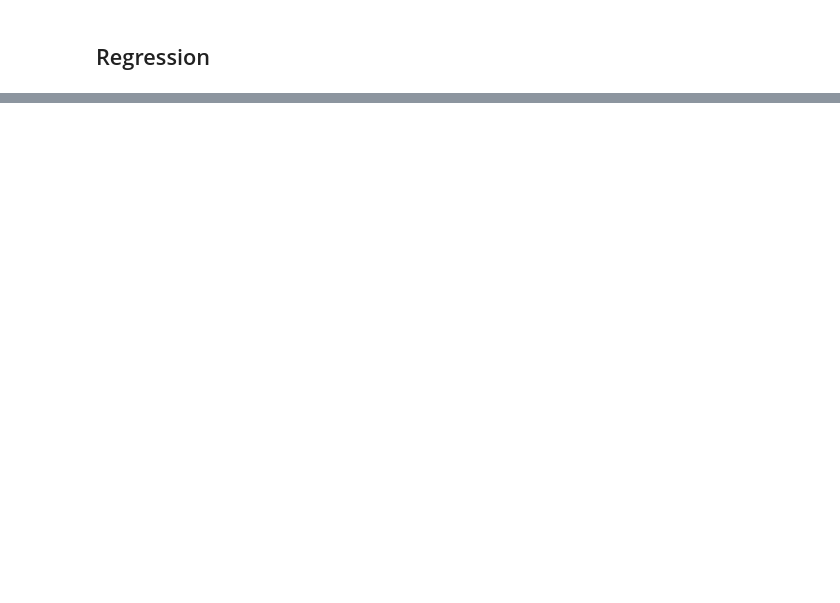
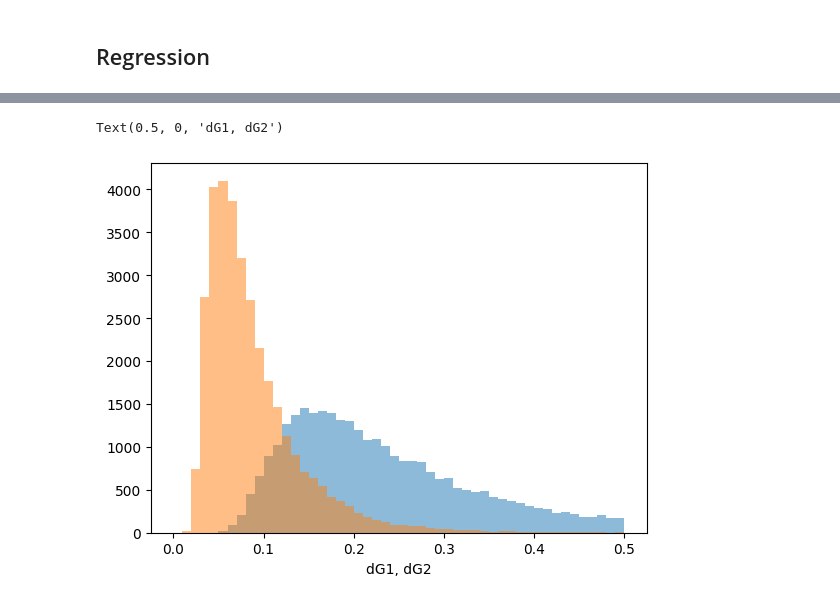
Before and after one commit to astrolabsoftware/fink-spins, a Jupyter notebook: notebooks/periods/phase_to_diameter.ipynb, the cells around one changed output, grey strips where cells are left out. Cells and saved outputs as stored; diff of their text form; code cells hidden in the pictures; blank space fills up the shorter version.

```diff
--- a/notebooks/periods/phase_to_diameter.ipynb
+++ b/notebooks/periods/phase_to_diameter.ipynb
@@ -242,3 +307,13 @@ z = neigh.predict(xy).reshape(N,N)
+# %%
+fig, ax = plt.subplots()
+
+b = np.linspace(0,0.5, 51)
+ax.hist( data.loc[mask, f"{flavor}_dG1_r"], bins=b, alpha=0.5)
+ax.hist( data.loc[mask, f"{flavor}_dG2_r"], bins=b, alpha=0.5)
+ax.set_xlabel('dG1, dG2')
+# %% [output]
+Text(0.5, 0, 'dG1, dG2')
+[figure, added]
 # %%
 fig, ax = plt.subplots(1, 2, figsize=(10, 5))
 
```
Also changed, not shown: parts of 14 cells of this notebook.
